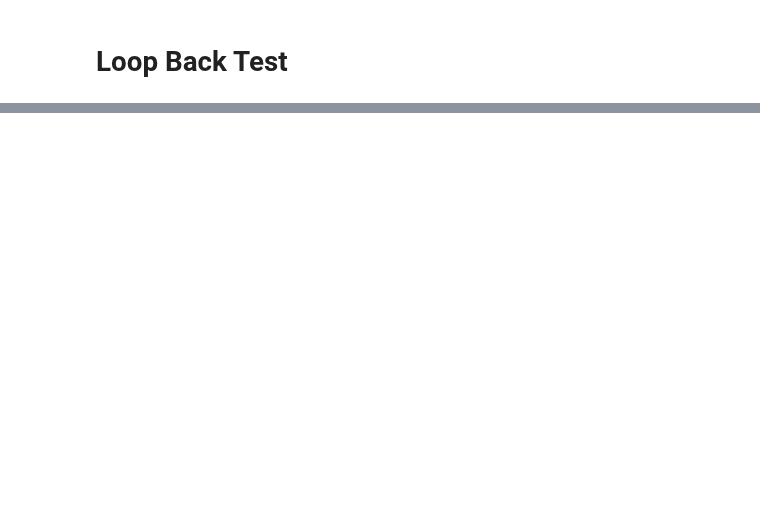
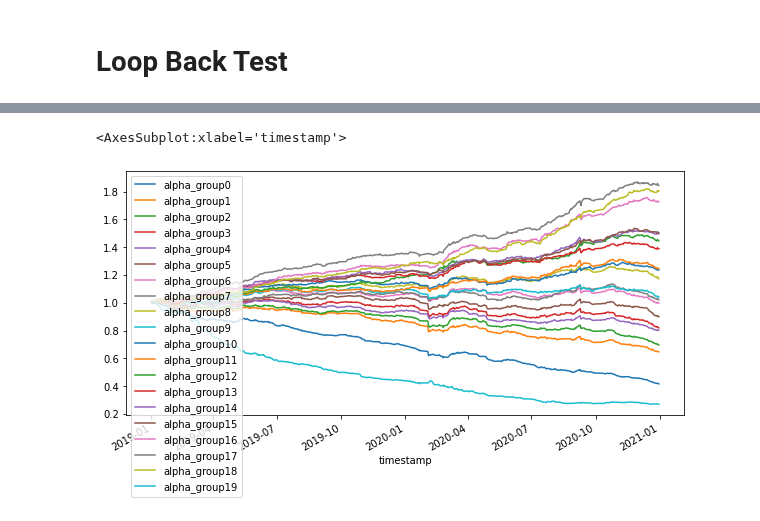
Before and after one commit to June24-Wu/Shannon, a Jupyter notebook: NoteBook/Loopback.ipynb, the cells around one changed output, grey strips where cells are left out. Cells and saved outputs as stored; diff of their text form; code cells hidden in the pictures; blank space fills up the shorter version.

```diff
--- a/NoteBook/Loopback.ipynb
+++ b/NoteBook/Loopback.ipynb
@@ -98,0 +119,36 @@ Process ForkPoolWorker-268:
+# %%
+import Research.utils.namespace as namespace
+import numpy as np
+
+from Research.feature.ft import FeatureAnalysis
+from Research.utils import normalization as norm
+
+config_path = r'/home/ShareFolder/lgc/Modules/Research/config/feature_bt_template'
+print('Loading the configuration from ' + config_path)
+configs = namespace.load_namespace(config_path)
+FT = FeatureAnalysis(configs, feature_path=r"/home/ShareFolder/factor_lib")
+
+alpha_list = list(FT.features_in_path.keys())[-1:]
+start_date = '2019-01-01'
+end_date = '2021-01-01'
+
+
+FT.load_feature_from_file(alpha_list, start_date, end_date, universe='Investable',
+                                   timedelta=None, transformer=norm.standard_scale)
+FT.load_return_data()
+
+for alpha_name in alpha_list:
+#     FT.get_intersection_ic(feature_name=alpha_name, truncate_fold=None, method='spearman',
+#                            period=('1d', '3d', '5d'))
+#     ic_flag, trading_direction = FT.test_ic(alpha_name, verbose=False)
+#     df, df_all = FT.get_ic_summary_by_month(num=6)
+#     if trading_direction == -1:
+#         negative = True
+#     else:
+#         negative = False
+
+    result, holdings = FT.get_group_returns(alpha_name, negative=True,group_num=20)
+
+    # result为输入特征文件回测的结果，数据类型为DataFrame， holdings为分组的每日持仓，数据类型为字段，取第一组的持仓，查询holdings[0]即可，返回值为以日期为key的字典。
+    print(result.head())
+    print(holdings[0])
@@ -98,0 +191,6 @@ Process ForkPoolWorker-268:
+# %%
+result.index = result.index.map(lambda x : pd.to_datetime(str(x)))
+result.iloc[:,:20].plot(figsize=(10,5))
+# %% [output]
+<AxesSubplot:xlabel='timestamp'>
+[figure, added]
```
Also changed, not shown: parts of 10 cells of this notebook, 7 other files.
